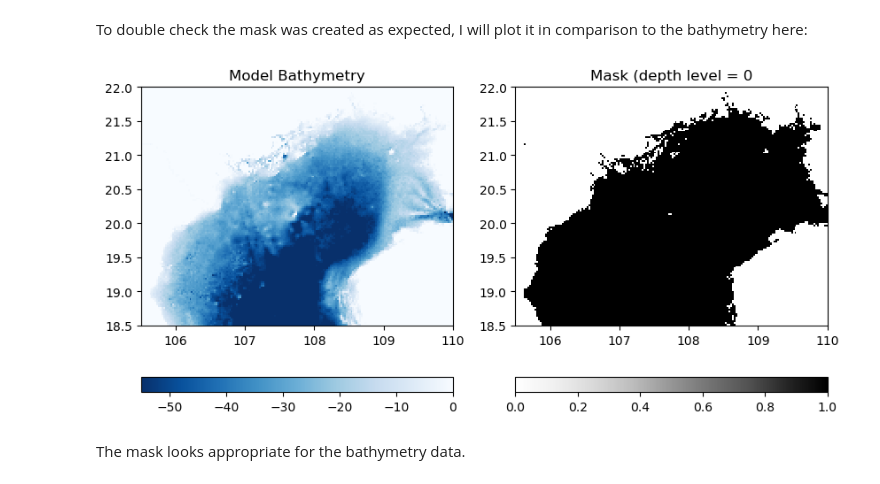
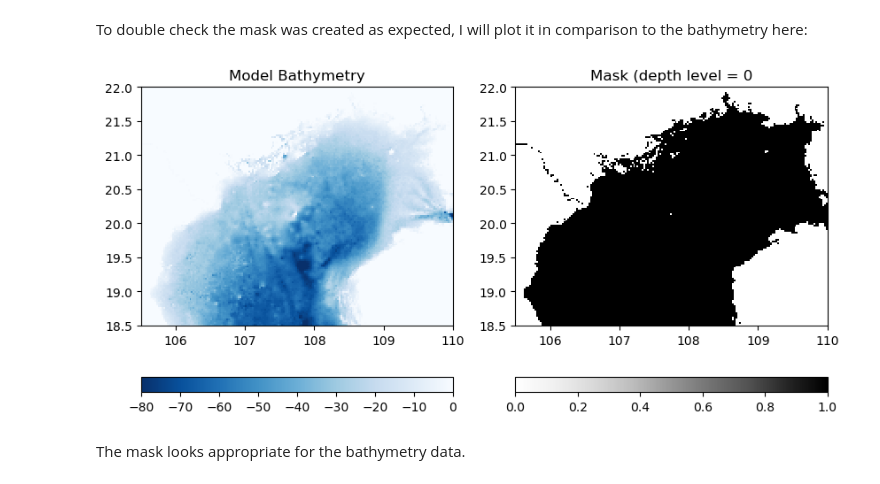
Before and after one commit to makinchii/CS185C, a Jupyter notebook: project/notebooks/Setting Up Initial Conditions.ipynb, the cells around one changed output. Saved outputs shown, nothing was run; the diff lists cells and outputs as text; code cells hidden in the pictures.

```diff
--- a/project/notebooks/Setting Up Initial Conditions.ipynb
+++ b/project/notebooks/Setting Up Initial Conditions.ipynb
@@ -83,7 +83,7 @@ from eccoseas.downscale import hFac
 # %%
 depth = bathy
 
-delR = np.array([2, 2, 2, 2, 5, 5, 5, 10, 10, 20, 20, 25, 25, 25, 30, 30 ,30, 35, 35, 35, 40, 40, 40, 45, 45 ,45, 50, 50, 55])
+delR = np.array([1.0, 1.0, 1.5, 2.0, 2.5, 3.0, 4.0, 5.0, 6.0, 8.0, 10.0, 12.0, 15.0, 20.0, 20.0])
 
 hFacC = hFac.create_hFacC_grid(depth, delR)
 # %% [markdown]
@@ -96,20 +96,20 @@ To double check the mask was created as expected, I will plot it in comparison t
 # %%
 plt.figure(figsize=(10,5))
 
 plt.subplot(1,2,1)
-C = plt.pcolormesh(XC, YC, bathy, vmin=-55, vmax=0, cmap='Blues_r')
+C = plt.pcolormesh(XC, YC, bathy, vmin=-80, vmax=0, cmap='Blues_r')
 plt.colorbar(C, orientation = 'horizontal')
 plt.title('Model Bathymetry')
 
 depth_level = 0
 plt.subplot(1,2,2)
 C = plt.pcolormesh(XC, YC, mask[0], vmin=0, vmax=1, cmap='Greys')
 plt.colorbar(C, orientation = 'horizontal')
 plt.title('Mask (depth level = '+str(depth_level))
 
 plt.show()
 # %% [output]
-[figure, old version]
+[figure, new version]
 # %% [markdown]
 The mask looks appropriate for the bathymetry data.
 # %% [markdown]
```
Also changed, not shown: parts of 1 cell of this notebook, 5 other files.
